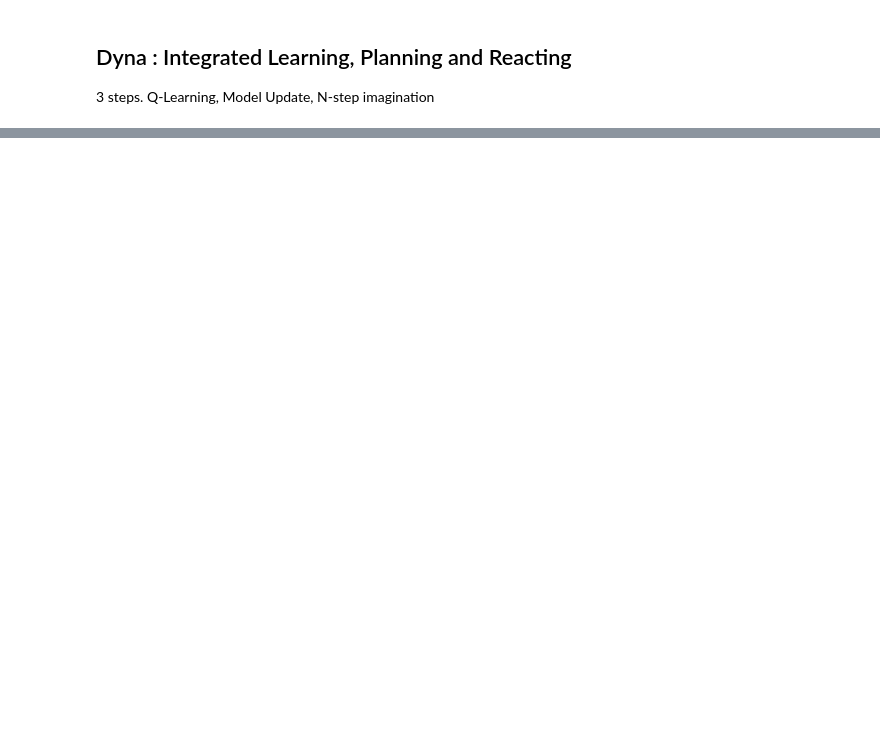
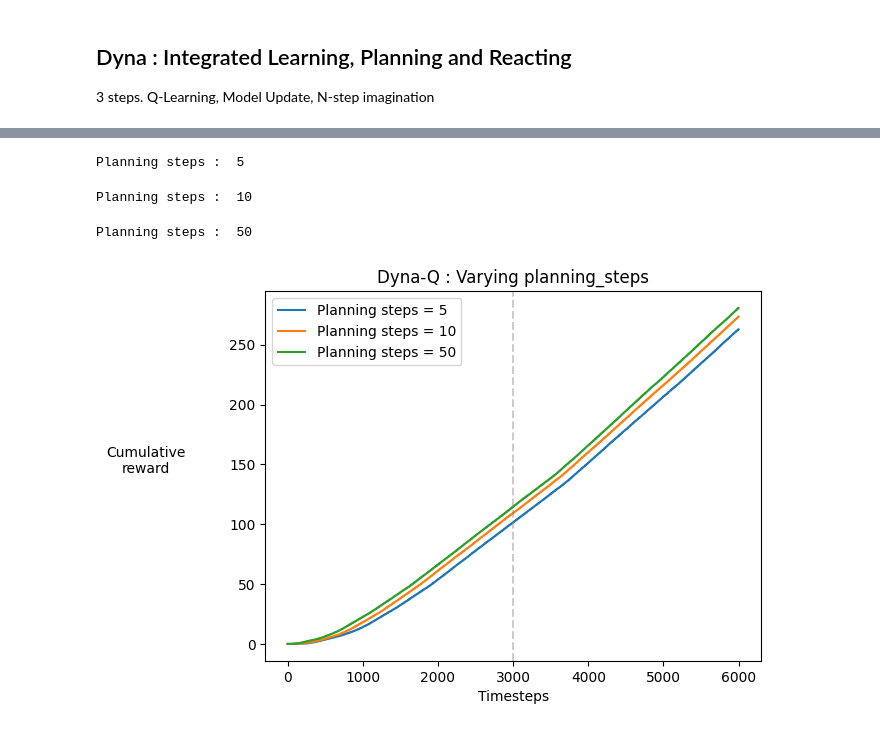
Before and after one commit to Ayush8120/jour-env, a Jupyter notebook: model-based-rl/dyna.ipynb, the cells around one changed output, grey strips where cells are left out. Saved outputs shown, nothing was run; the diff lists cells and outputs as text; code cells hidden in the pictures; blank space fills up the shorter version.

```diff
--- a/model-based-rl/dyna.ipynb
+++ b/model-based-rl/dyna.ipynb
@@ -119,0 +319,31 @@ def agent_end(self,reward):
+# %%
+experiment_parameters = {
+    "num_runs" : 10,                     # The number of times we run the experiment
+    "num_max_steps" : 6000,              # The number of steps per experiment
+}
+
+# Environment parameters
+environment_parameters = {
+    "discount": 0.95,
+    "change_at_n": 3000
+}
+
+# Agent parameters
+agent_parameters = {
+    "num_states" : 54,
+    "num_actions" : 4,
+    "epsilon": 0.1,
+    "step_size" : 0.125,
+    "planning_steps" : [5, 10, 50]      # The list of planning_steps we want to try
+}
+
+current_env = ShortcutMazeEnvironment   # The environment
+current_agent = DynaQAgent              # The agent
+
+run_experiment_with_state_visitations(current_env, current_agent, environment_parameters, agent_parameters, experiment_parameters, "Dyna-Q_shortcut_steps")
+plot_cumulative_reward('results/Dyna-Q_shortcut_steps.npy', 'planning_steps_all', 'cum_reward_all', 'Cumulative\nreward', 'Planning steps = ', 'Dyna-Q : Varying planning_steps')
+# %% [output]
+Planning steps :  5
+Planning steps :  10
+Planning steps :  50
+[figure, added]
```
Also changed, not shown: parts of 15 cells of this notebook.
